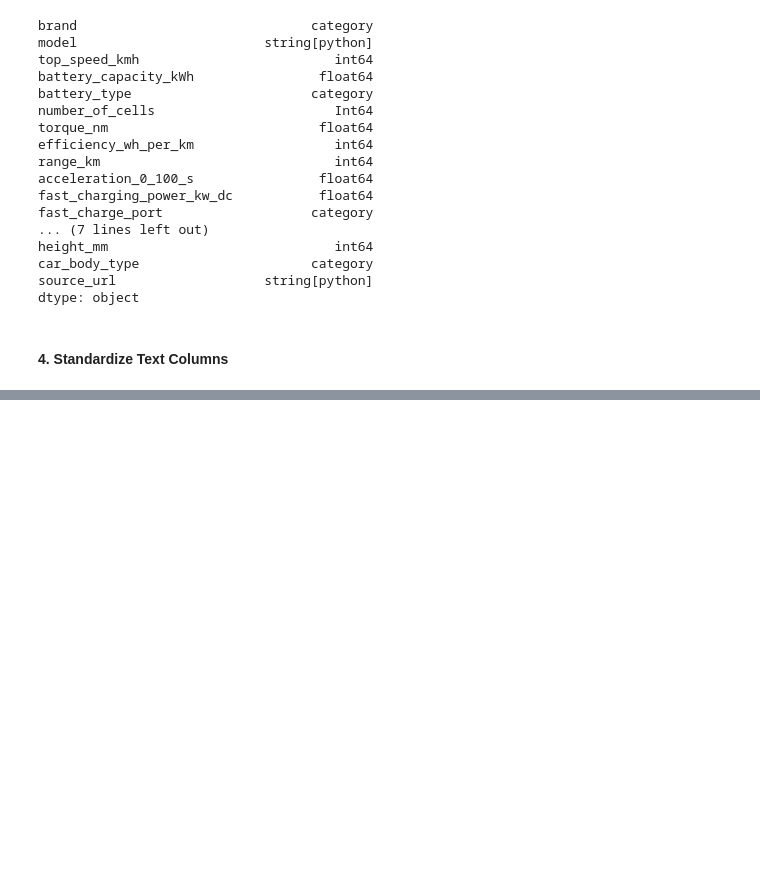
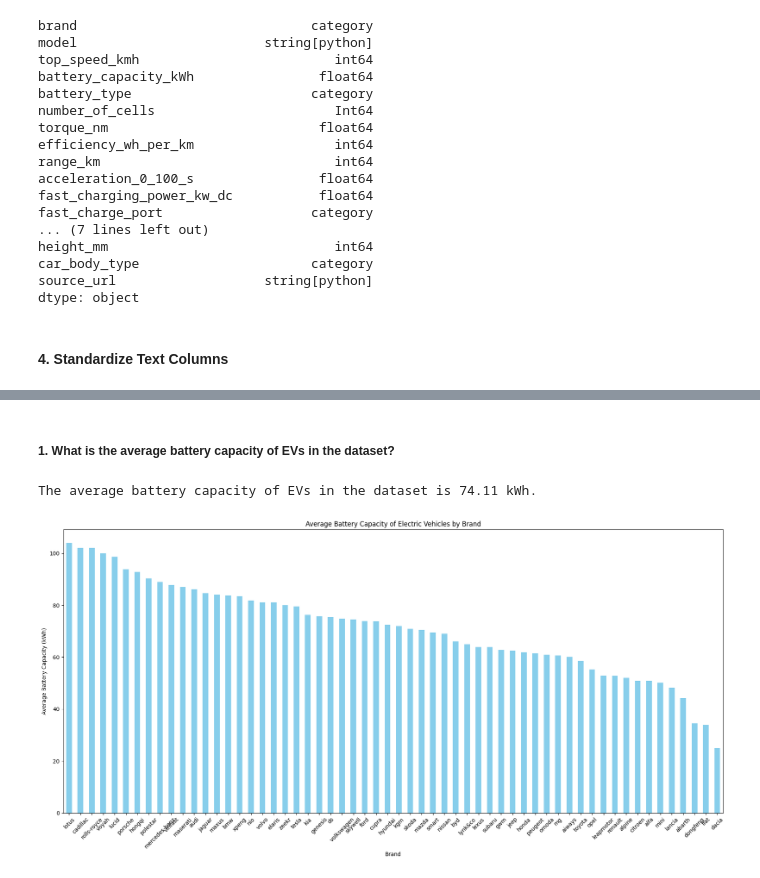
Before and after one commit to MHassan05/Electric-Vehicle-Data-Exploration, a Jupyter notebook: analysis.ipynb, the cells around one changed output, grey strips where cells are left out. Saved outputs shown, nothing was run; the diff lists cells and outputs as text; code cells hidden in the pictures; blank space fills up the shorter version.

```diff
--- a/analysis.ipynb
+++ b/analysis.ipynb
@@ -275,0 +280,6 @@ Unique values in 'car_body_type': [nan]
+# %%
+# Reading the cleaned data to answer the questions.
+
+df = pd.read_csv('cleaned_electric_vehicles_spec_2025.csv')
+
+df.head()
@@ -275,0 +294,20 @@ Unique values in 'car_body_type': [nan]
+# %% [markdown]
+##### 1. What is the average battery capacity of EVs in the dataset?
+# %%
+average_battery_capacity = df['battery_capacity_kWh'].mean()
+print(f"The average battery capacity of EVs in the dataset is {average_battery_capacity:.2f} kWh.")
+
+avg_battery_by_brand = df.groupby('brand')['battery_capacity_kWh'].mean().sort_values(ascending=False)
+
+# Visulazing the Average Battery Capacity
+plt.figure(figsize=(18, 9))
+avg_battery_by_brand.plot(kind='bar', color='skyblue')
+plt.xlabel('Brand')
+plt.ylabel('Average Battery Capacity (kWh)')
+plt.title('Average Battery Capacity of Electric Vehicles by Brand')
+plt.xticks(rotation=45)
+plt.tight_layout()
+plt.show()
+# %% [output]
+The average battery capacity of EVs in the dataset is 74.11 kWh.
+[figure, added]
```
Also changed, not shown: parts of 19 cells of this notebook, 3 other files.
